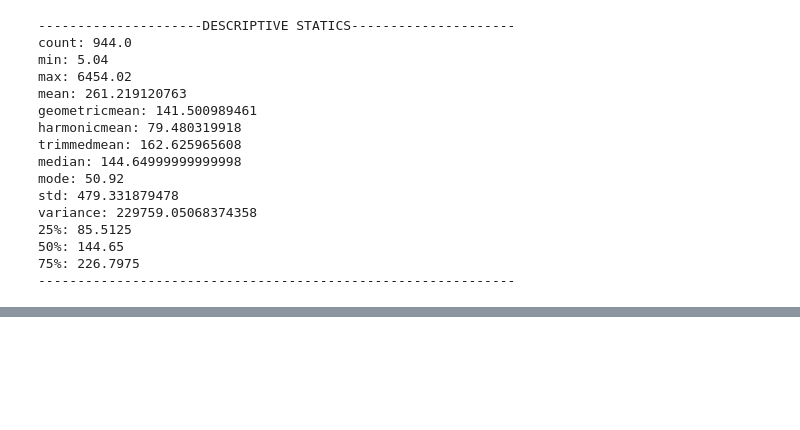
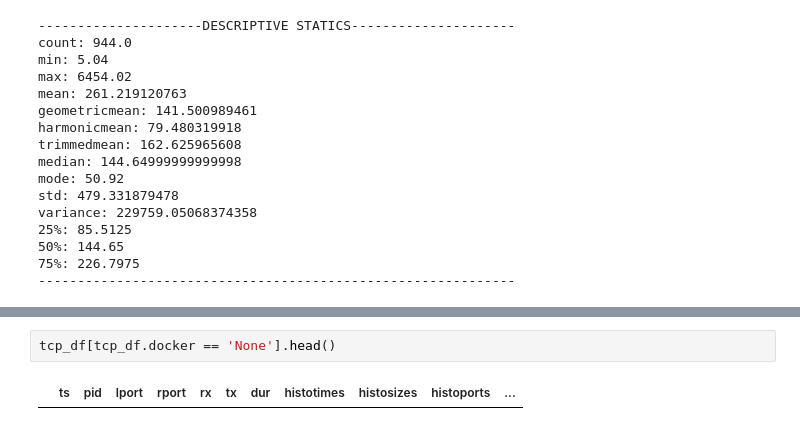
Before and after one commit to JosephKevin/TimeSeriesPrediction, a Jupyter notebook: ts_prediction_playground.ipynb, the cells around one changed output, grey strips where cells are left out. Cells and saved outputs as stored; diff of their text form; blank space fills up the shorter version.

```diff
--- a/ts_prediction_playground.ipynb
+++ b/ts_prediction_playground.ipynb
@@ -511,0 +552,4 @@ variance: 229759.05068374358
+# %%
+tcp_df[tcp_df.docker == 'None'].head()
+# %% [output]
+|  | ts | pid | lport | rport | rx | tx | dur | histotimes | histosizes | histoports | ... |
```
Also changed, not shown: parts of 8 cells of this notebook.
